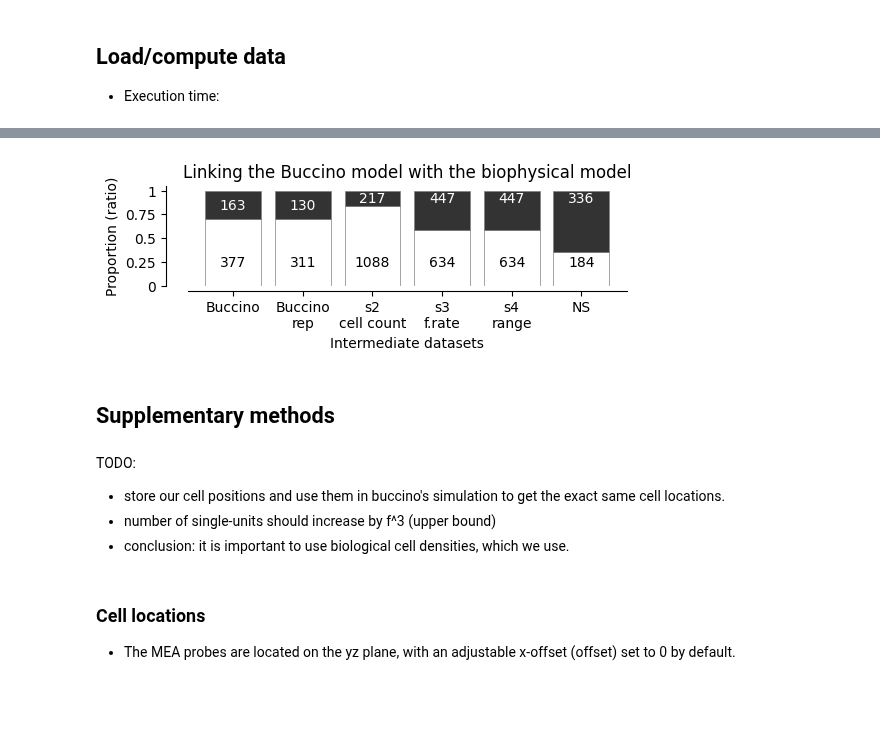
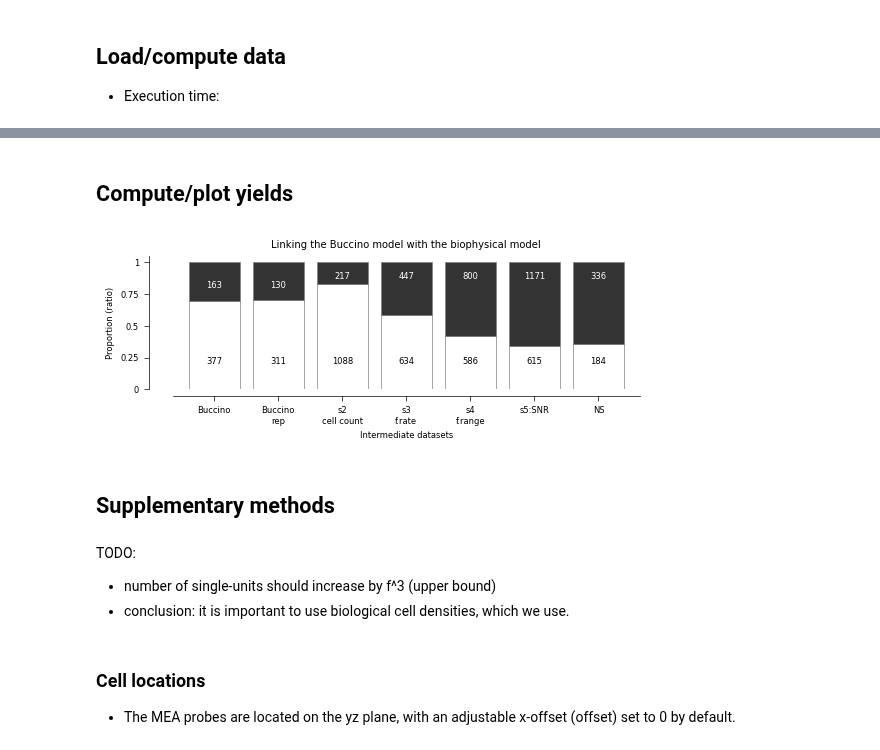
Before and after one commit to steevelaquitaine/spikebias, a Jupyter notebook: notebooks/4_reviews/fig04_pros_of_added_details_v3.ipynb, the cells around one changed output, grey strips where cells are left out. Saved outputs shown, nothing was run; the diff lists cells and outputs as text; code cells hidden in the pictures; blank space fills up the shorter version.

Commit message:
improved figure for pros of details analysis

```diff
--- a/notebooks/4_reviews/fig04_pros_of_added_details_v3.ipynb
+++ b/notebooks/4_reviews/fig04_pros_of_added_details_v3.ipynb
@@ -1195,3 +1352,5 @@ Wall time: 2min 59s
+# %% [markdown]
+## Compute/plot yields
 # %%
 # SORTED_ks4_paths = {
 #     "Buccino": 'dataset/01_intermediate/sorting/buccino/SortingKS4',
@@ -1206,50 +1365,52 @@ SORTED_ks4_paths = {
     'Buccino\nrep': './temp/pros_of_details/npx_buccino_rep/SortingKS4_10m_RTX5090',
     's2\ncell count': './temp/pros_of_details/npx_synth2/SortingKS4_10m_RTX5090',
     's3\nf.rate': './temp/pros_of_details/npx_synth3/SortingKS4_10m_RTX5090',
-    's4\nrange': './temp/pros_of_details/npx_synth3/SortingKS4_10m_RTX5090',
+    's4\nf.range': './temp/pros_of_details/npx_synth4/SortingKS4_10m_RTX5090',
+    's5:SNR': './temp/pros_of_details/npx_synth5/SortingKS4_10m_RTX5090',
     "NS": SORTING_KS4_NS_PATH,
 }
 
 # plot parameters
 FIGSIZE = (5.5, 2.2)
 SHIFT = 0.3
-exp_names = ('Buccino', 'Buccino\nrep', 's2\ncell count', 's3\nf.rate', 's4\nrange', 'NS')
+exp_names = ('Buccino', 'Buccino\nrep', 's2\ncell count', 's3\nf.rate', 's4\nf.range', 's5:SNR', 'NS')
 number_pos = {'exp1_x':-0.3 + SHIFT, 'exp1_y_su': 0.2, 'exp1_y_mu': 0.8,
               'exp2_x': 0.7 + SHIFT, 'exp2_y_su': 0.2, 'exp2_y_mu': 0.8,
               'exp3_x': 1.7 + SHIFT, 'exp3_y_su': 0.2, 'exp3_y_mu': 0.87,
               'exp4_x': 2.7 + SHIFT, 'exp4_y_su': 0.2, 'exp4_y_mu': 0.87,
               'exp5_x': 3.7 + SHIFT, 'exp5_y_su': 0.2, 'exp5_y_mu': 0.87,
-              'exp6_x': 4.7 + SHIFT, 'exp6_y_su': 0.2, 'exp6_y_mu': 0.87}
+              'exp6_x': 4.7 + SHIFT, 'exp6_y_su': 0.2, 'exp6_y_mu': 0.87,
+              'exp7_x': 5.7 + SHIFT, 'exp7_y_su': 0.2, 'exp7_y_mu': 0.87}
 legend_cfg = {"frameon": False, "handletextpad": 0.1}
 # %%
 # compute data
 plot_data = process_each_experiment(SORTED_ks4_paths['Buccino'], SORTED_ks4_paths['Buccino\nrep'],
-                                    SORTED_ks4_paths['s2\ncell count'], SORTED_ks4_paths['s3\nf.rate'], SORTED_ks4_paths['s4\nrange'],
-                                    SORTED_ks4_paths['NS'], exp_names)
+                                    SORTED_ks4_paths['s2\ncell count'], SORTED_ks4_paths['s3\nf.rate'], SORTED_ks4_paths['s4\nf.range'],
+                                    SORTED_ks4_paths['s5:SNR'], SORTED_ks4_paths['NS'], exp_names)
 
 # setup plot
 _, ax = plt.subplots(1,1,figsize=FIGSIZE)
 
 # plot (white: single-unit; black: multi-units)
 isolation.plot_unit_isolation_pros_of_added_detailed(ax, plot_data['Buccino'],
                                                      plot_data['Buccino\nrep'], plot_data['s2\ncell count'], plot_data['s3\nf.rate'],
-                                                     plot_data['s4\nrange'], plot_data['NS'],
+                                                     plot_data['s4\nf.range'], plot_data['s5:SNR'], plot_data['NS'],
                                                      legend_cfg, number_pos, exp_names)
 
 # legend
 ax.set_yticks([0, 0.25, 0.5, 0.75, 1], [0, 0.25, 0.5, 0.75, 1])
 ax.set_title('Linking the Buccino model with the biophysical model')
 plt.tight_layout()
 
 # save figures
 plt.savefig("figures/7_reviews/figB_pros_of_details_yield.svg", **savefig_cfg)
+plt.savefig("figures/7_reviews/figB_pros_of_details_yield.pdf", **savefig_cfg)
 # %% [output]
-[figure, old version]
+[figure, new version]
 # %% [markdown]
 ## Supplementary methods
 # %% [markdown]
 TODO:
-- store our cell positions and use them in buccino's simulation to get the exact same cell locations.
 - number of single-units should increase by f^3 (upper bound)
 - conclusion: it is important to use biological cell densities, which we use.
 # %% [markdown]
```
Also changed, not shown: parts of 35 cells of this notebook, 12 other files.
